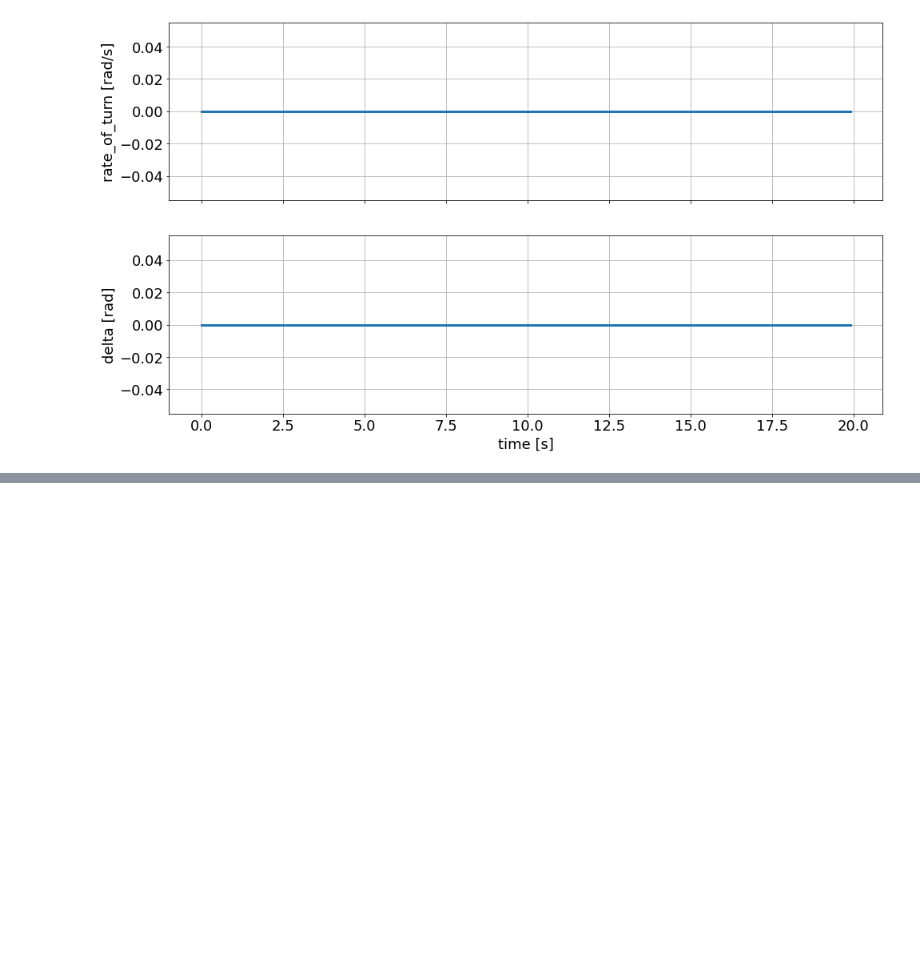
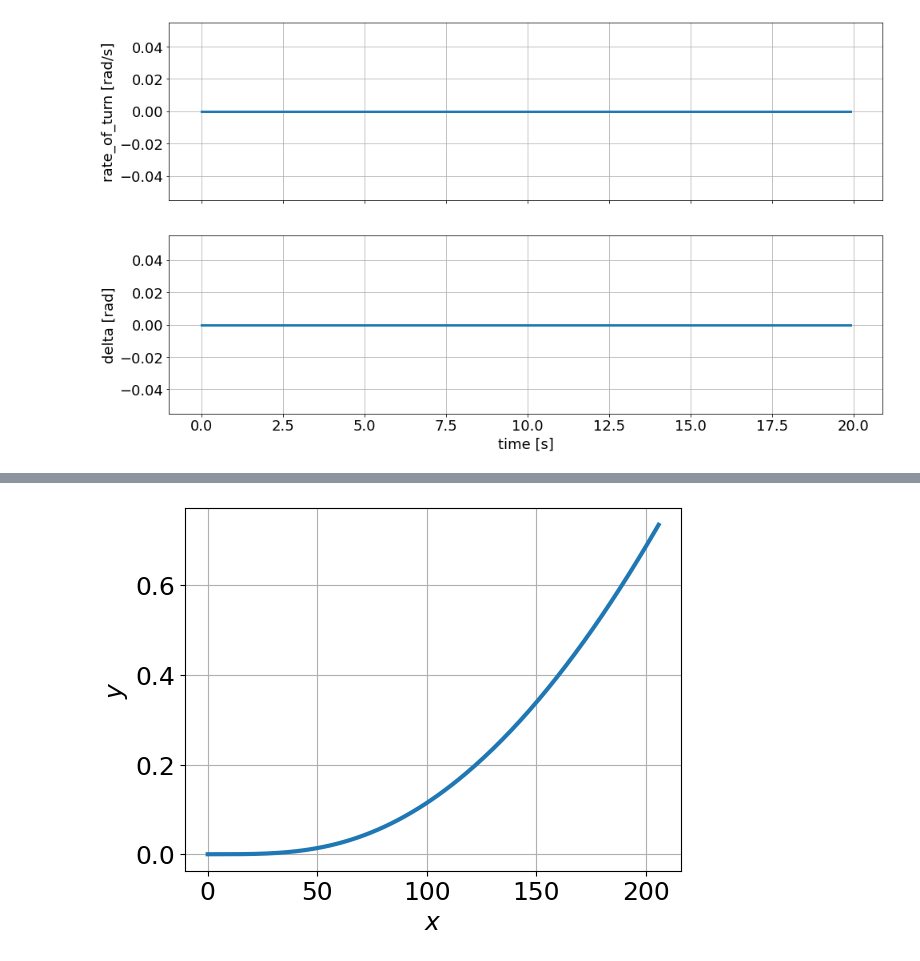
Before and after one commit to ShipMMG/shipmmg_control, a Jupyter notebook: notebooks/1_KT_mpc.ipynb, the cells around one changed output, grey strips where cells are left out. Drawn from its saved outputs; the diff is of its cells as text; code cells hidden in the pictures; blank space fills up the shorter version.

```diff
--- a/notebooks/1_KT_mpc.ipynb
+++ b/notebooks/1_KT_mpc.ipynb
@@ -143,0 +270,4 @@ fig
+# %%
+ship_kt.draw_xy_trajectory(aspect_equal=False)
+# %% [output]
+[figure, added]
```
Also changed, not shown: parts of 49 cells of this notebook, 3 other files.
